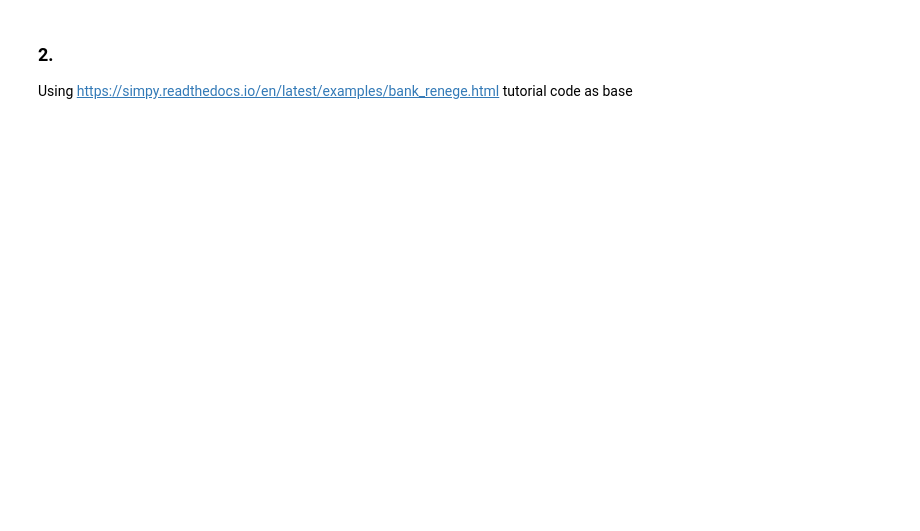
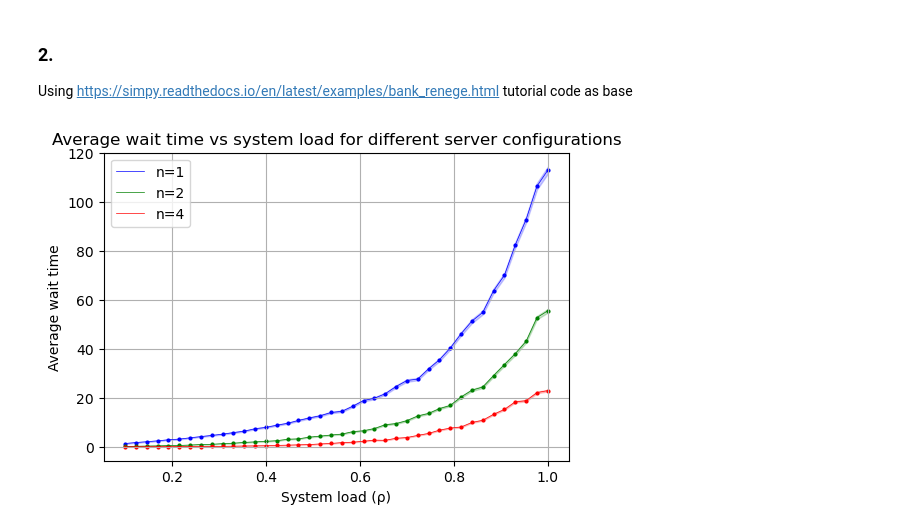
Before and after one commit to jonas4climate/ss-assignment-2, a Jupyter notebook: CalvinLaw_11306734_RaymondZhang_14865904_JonasSchaefer_14039982_2.ipynb, the cells around one changed output. Drawn from its saved outputs; the diff is of its cells as text; code cells hidden in the pictures; blank space fills up the shorter version.

```diff
--- a/CalvinLaw_11306734_RaymondZhang_14865904_JonasSchaefer_14039982_2.ipynb
+++ b/CalvinLaw_11306734_RaymondZhang_14865904_JonasSchaefer_14039982_2.ipynb
@@ -116,7 +122,8 @@ def source(env, cst_total, arrival_interval, counters, store_wait_times, arrival
     ValueError: If an invalid distribution type is provided for either arrival or service intervals.
     """
     for i in range(cst_total):
-        c = customer(env, f'Customer{i:02d}', counters, store_wait_times, service_pdf=service_pdf, service_time=service_time)
+        c = customer(env, f'Customer{i:02d}', counters, store_wait_times,
+                     service_pdf=service_pdf, service_time=service_time)
         env.process(c)
         if arrival_pdf == 'exp':
             t = random.expovariate(1.0 / arrival_interval)
@@ -125,6 +132,7 @@ def source(env, cst_total, arrival_interval, counters, store_wait_times, arrival
         else:
             raise ValueError('Invalid distribution')
         yield env.timeout(t)
+
 
 def customer(env, name, counters, store_wait_times, service_pdf='exp', service_time=SERVICE_TIME):
     """
@@ -157,11 +165,13 @@ def customer(env, name, counters, store_wait_times, service_pdf='exp', service_t
         elif service_pdf == 'const':
             service_time = service_time
         elif service_pdf == 'hyperexp':
-            np.random.choice([random.expovariate(1.0 / (1/3 * service_time)), random.expovariate(1.0 / (3 * service_time))], p=[0.75, 0.25])
+            np.random.choice([random.expovariate(1.0 / (1/3 * service_time)),
+                             random.expovariate(1.0 / (3 * service_time))], p=[0.75, 0.25])
         else:
             raise ValueError('Invalid distribution')
         yield env.timeout(service_time)
         store_wait_times.append(wait)
+
 
 def simulate_experiments_by_ns(arrival_pdf='exp', service_pdf='exp', ns=[1, 2, 4], n_sim=N_SIM):
     """Run the simulations with provided parameters and return the waiting times and their averages"""
@@ -173,7 +183,8 @@ def simulate_experiments_by_ns(arrival_pdf='exp', service_pdf='exp', ns=[1, 2, 4
             env = simpy.Environment()
             counter = simpy.Resource(env, capacity=n)
             wait_times = []
-            env.process(source(env, N_CUSTOMERS, ARRIVAL_INTERVAL, counter, wait_times, arrival_pdf=arrival_pdf, service_pdf=service_pdf))
+            env.process(source(env, N_CUSTOMERS, ARRIVAL_INTERVAL, counter,
+                        wait_times, arrival_pdf=arrival_pdf, service_pdf=service_pdf))
             env.run()
             data_wait_times[n].append(wait_times)
             means[n].append(np.mean(wait_times))
@@ -188,11 +199,13 @@ def get_statistics(wait_times_data, ci=0.95, print_results=True):
         avgs.append(avg_wait_time)
         std_dev = np.std(times)
         stds.append(std_dev)
-        conf_interval = st.t.interval(ci, len(times)-1, loc=avg_wait_time, scale=st.sem(times))
+        conf_interval = st.t.interval(
+            ci, len(times)-1, loc=avg_wait_time, scale=st.sem(times))
         conf_intervals.append(conf_interval)
         if print_results:
             c_low, c_high = conf_interval
-            print(f'Servers: {num_servers}, mean waiting time: {avg_wait_time:.2f}, std dev: {std_dev:.2f}, {ci*100}% CI ({c_low:.2e} | {c_high:.2e})')
+            print(
+                f'Servers: {num_servers}, mean waiting time: {avg_wait_time:.2f}, std dev: {std_dev:.2f}, {ci*100}% CI ({c_low:.2e} | {c_high:.2e})')
     return avgs, stds, conf_intervals
 # %%
 def simulate_experiments_by_rhos_and_n(n, rhos, mu, sim_time, n_sim, ci=0.95):
@@ -203,14 +216,18 @@ def simulate_experiments_by_rhos_and_n(n, rhos, mu, sim_time, n_sim, ci=0.95):
         for _ in range(n_sim):
             env = simpy.Environment()
             wait_times = []
-            env.process(source(env, N_CUSTOMERS, 1/lambda_rate, simpy.Resource(env, capacity=n), wait_times))
+            env.process(source(env, N_CUSTOMERS, 1/lambda_rate,
+                        simpy.Resource(env, capacity=n), wait_times))
             env.run(until=sim_time)
             wait_times_aggregate.extend(wait_times)
         avg_wait = np.mean(wait_times_aggregate)
         std_dev = np.std(wait_times_aggregate)
-        conf_interval = st.t.interval(ci, len(wait_times_aggregate)-1, loc=avg_wait, scale=st.sem(wait_times_aggregate))
-        results.append((rho, avg_wait, std_dev, conf_interval, wait_times_aggregate))
+        conf_interval = st.t.interval(ci, len(
+            wait_times_aggregate)-1, loc=avg_wait, scale=st.sem(wait_times_aggregate))
+        results.append(
+            (rho, avg_wait, std_dev, conf_interval, wait_times_aggregate))
     return results
+
 
 def simulate_experiments_by_rhos_and_service_pdf(pdf, n, rhos, mu, sim_time, n_sim, ci=0.95):
     results = []
@@ -220,13 +237,16 @@ def simulate_experiments_by_rhos_and_service_pdf(pdf, n, rhos, mu, sim_time, n_s
         for _ in range(n_sim):
             env = simpy.Environment()
             wait_times = []
-            env.process(source(env, N_CUSTOMERS, 1/lambda_rate, simpy.Resource(env, capacity=n), wait_times, service_pdf=pdf))
+            env.process(source(env, N_CUSTOMERS, 1/lambda_rate,
+                        simpy.Resource(env, capacity=n), wait_times, service_pdf=pdf))
             env.run(until=sim_time)
             wait_times_aggregate.extend(wait_times)
         avg_wait = np.mean(wait_times_aggregate)
         std_dev = np.std(wait_times_aggregate)
-        conf_interval = st.t.interval(ci, len(wait_times_aggregate)-1, loc=avg_wait, scale=st.sem(wait_times_aggregate))
-        results.append((rho, avg_wait, std_dev, conf_interval, wait_times_aggregate))
+        conf_interval = st.t.interval(ci, len(
+            wait_times_aggregate)-1, loc=avg_wait, scale=st.sem(wait_times_aggregate))
+        results.append(
+            (rho, avg_wait, std_dev, conf_interval, wait_times_aggregate))
     return results
 
 
@@ -238,7 +258,8 @@ def power_analysis_by_rhos_and_ns(rhos, ns, mu, sim_time, n_sim, pairs, alpha=0.
     stds = {n: [] for n in ns}
 
     for n in ns:
-        results[n] = simulate_experiments_by_rhos_and_n(n, rhos, mu, sim_time, n_sim)
+        results[n] = simulate_experiments_by_rhos_and_n(
+            n, rhos, mu, sim_time, n_sim)
         avg_wait_times[n] = [result[1] for result in results[n]]
         conf_intervals[n] = [result[3] for result in results[n]]
         stds[n] = [result[2] for result in results[n]]
@@ -249,20 +270,24 @@ def power_analysis_by_rhos_and_ns(rhos, ns, mu, sim_time, n_sim, pairs, alpha=0.
     for pair in pairs:
         for i, rho in enumerate(rhos):
             n_serv1, n_serv2 = pair
-            n1, n2 = len(wait_times_aggregate[n_serv1][i]), len(wait_times_aggregate[n_serv2][i])
+            n1, n2 = len(wait_times_aggregate[n_serv1][i]), len(
+                wait_times_aggregate[n_serv2][i])
             std_1, std2 = stds[n_serv1][i], stds[n_serv2][i]
             s_pooled_std = sqrt(((n1 - 1) * std_1 ** 2 + (n2 - 1) * std2 ** 2) /
-                    (n1 + n2 - 2))
-            u1_mean, u2_mean = np.mean(avg_wait_times[n_serv1][i]), np.mean(avg_wait_times[n_serv2][i])
+                                (n1 + n2 - 2))
+            u1_mean, u2_mean = np.mean(avg_wait_times[n_serv1][i]), np.mean(
+                avg_wait_times[n_serv2][i])
             d_effect_size = (u1_mean - u2_mean) / s_pooled_std
 
             # Perform power analysis
             n_needed = TTestIndPower().solve_power(effect_size=d_effect_size, alpha=alpha, power=power,
-                                ratio=1, alternative='two-sided')
+                                                   ratio=1, alternative='two-sided')
             if print_out:
-                print(f'Sample size needed for {pair} at {rho}: {n_needed:.0f}')
+                print(
+                    f'Sample size needed for {pair} at {rho}: {n_needed:.0f}')
             ns_needed.append((pair, rho, n_needed))
     return ns_needed
+
 
 def power_analysis_by_rhos_and_service_pdfs(rhos, pdfs, mu, sim_time, n_sim, pairs, alpha=0.003, power=0.9, print_out=True, n=1):
     results = {p: [] for p in pdfs}
@@ -272,7 +297,8 @@ def power_analysis_by_rhos_and_service_pdfs(rhos, pdfs, mu, sim_time, n_sim, pai
     stds = {p: [] for p in pdfs}
 
     for p in pdfs:
-        results[p] = simulate_experiments_by_rhos_and_service_pdf(p, n, rhos, mu, sim_time, n_sim)
+        results[p] = simulate_experiments_by_rhos_and_service_pdf(
+            p, n, rhos, mu, sim_time, n_sim)
         avg_wait_times[p] = [result[1] for result in results[p]]
         conf_intervals[p] = [result[3] for result in results[p]]
         stds[p] = [result[2] for result in results[p]]
@@ -283,45 +309,53 @@ def power_analysis_by_rhos_and_service_pdfs(rhos, pdfs, mu, sim_time, n_sim, pai
     for pair in pairs:
         for i, rho in enumerate(rhos):
             pdf_1, pdf_2 = pair
-            n1, n2 = len(wait_times_aggregate[pdf_1][i]), len(wait_times_aggregate[pdf_2][i])
+            n1, n2 = len(wait_times_aggregate[pdf_1][i]), len(
+                wait_times_aggregate[pdf_2][i])
             std_1, std2 = stds[pdf_1][i], stds[pdf_2][i]
             s_pooled_std = sqrt(((n1 - 1) * std_1 ** 2 + (n2 - 1) * std2 ** 2) /
-                    (n1 + n2 - 2))
-            u1_mean, u2_mean = np.mean(avg_wait_times[pdf_1][i]), np.mean(avg_wait_times[pdf_2][i])
+                                (n1 + n2 - 2))
+            u1_mean, u2_mean = np.mean(avg_wait_times[pdf_1][i]), np.mean(
+                avg_wait_times[pdf_2][i])
             d_effect_size = (u1_mean - u2_mean) / s_pooled_std
 
             # Perform power analysis
             n_needed = TTestIndPower().solve_power(effect_size=d_effect_size, alpha=alpha, power=power,
-                                ratio=1, alternative='two-sided')
+                                                   ratio=1, alternative='two-sided')
             if print_out:
-                print(f'Sample size needed for {pair} at {rho}: {n_needed:.0f}')
+                print(
+                    f'Sample size needed for {pair} at {rho}: {n_needed:.0f}')
             ns_needed.append((pair, rho, n_needed))
     return ns_needed
+
 
 # Set parameters
 MU = 1 / SERVICE_TIME
 rhos = np.linspace(0.1, 1.0, 40)
 n_sim = 250
 # margin_of_error = 0.2  # Define your margin of error
 ns = [1, 2, 4]
 
 simulation_results = {n: [] for n in ns}
 plt.figure(figsize=(6, 4))
 for i, n in enumerate(ns):
-    simulation_results[n] = simulate_experiments_by_rhos_and_n(n, rhos, MU, math.inf, n_sim, ci=0.997)
+    simulation_results[n] = simulate_experiments_by_rhos_and_n(
+        n, rhos, MU, math.inf, n_sim, ci=0.997)
     avg_wait_times = [result[1] for result in simulation_results[n]]
     conf_intervals = [result[3] for result in simulation_results[n]]
     lower, upper = zip(*conf_intervals)
     plt.scatter(rhos, avg_wait_times, s=4, color=COLORS[i])
-    plt.plot(rhos, avg_wait_times, label=f'n={n}', color=COLORS[i], linewidth=0.5)
+    plt.plot(rhos, avg_wait_times,
+             label=f'n={n}', color=COLORS[i], linewidth=0.5)
     plt.fill_between(rhos, lower, upper, alpha=0.2, color=COLORS[i])
 
 plt.xlabel('System load (ρ)')
 plt.ylabel('Average wait time')
 plt.title('Average wait time vs system load for different server configurations')
 plt.legend()
 plt.grid(True)
 plt.savefig(f'{SAVE_DIR}/avg_wait_time_vs_rho.png', dpi=300)
 plt.show()
+# %% [output]
+[figure, added]
 # %%
 possible_pairs = list(combinations(ns, 2))
```
Also changed, not shown: parts of 18 cells of this notebook.
